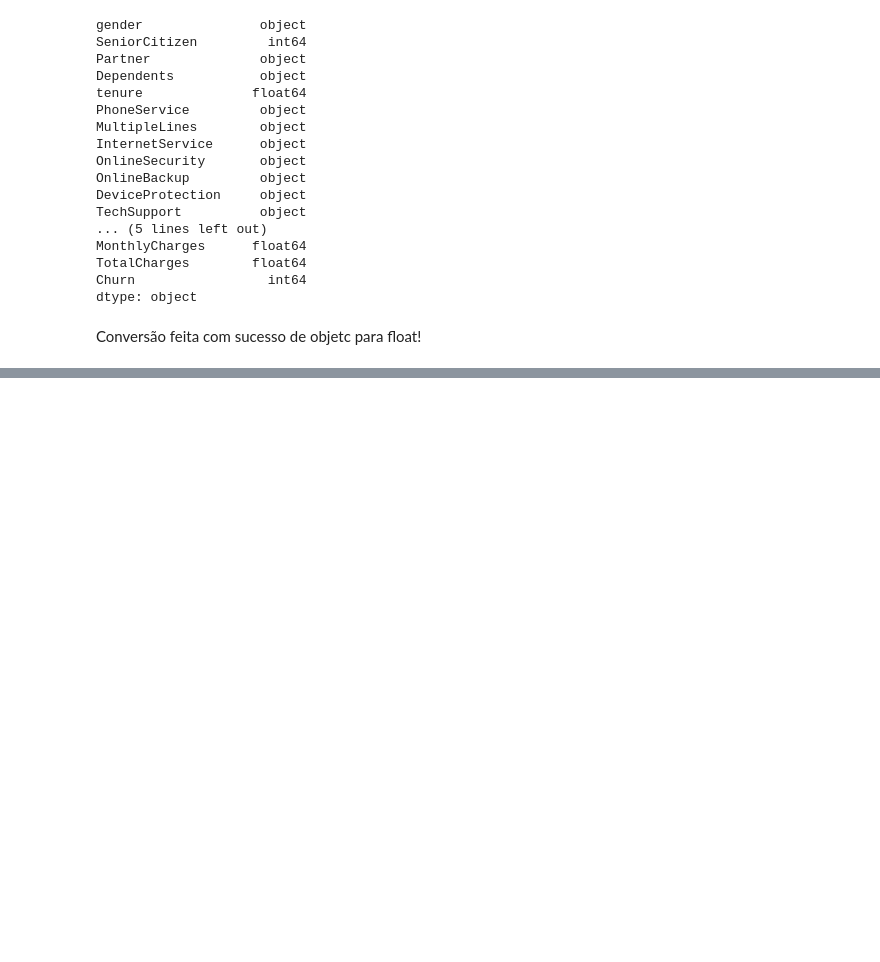
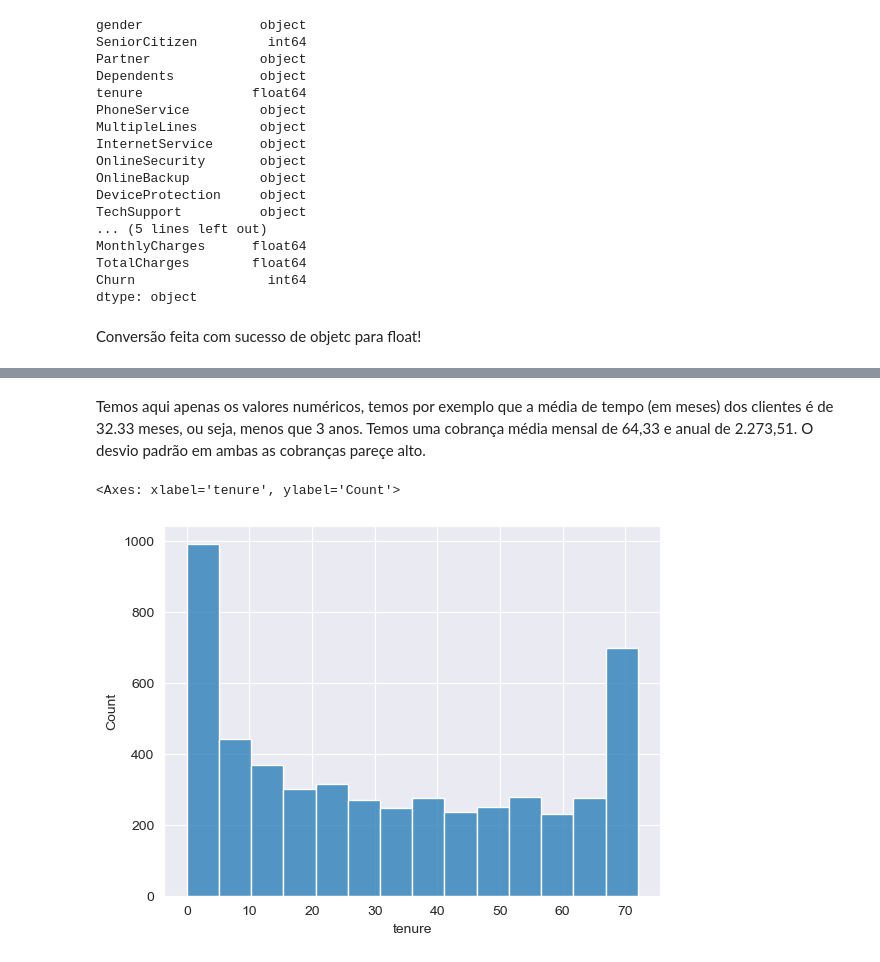
Before and after one commit to rhyanfrazao/projeto-classificacao-churn, a Jupyter notebook: projeto-classificacao-churn.ipynb, the cells around one changed output, grey strips where cells are left out. Saved outputs shown, nothing was run; the diff lists cells and outputs as text; code cells hidden in the pictures; blank space fills up the shorter version.

```diff
--- a/projeto-classificacao-churn.ipynb
+++ b/projeto-classificacao-churn.ipynb
@@ -200,0 +217,10 @@ Conversão feita com sucesso de objetc para float!
+# %% [markdown]
+Temos aqui apenas os valores numéricos, temos por exemplo que a média de tempo (em meses) dos clientes é de 32.33 meses, ou seja, menos que 3 anos. Temos uma cobrança média mensal de 64,33 e anual de 2.273,51. O desvio padrão em ambas as cobranças pareçe alto.
+# %%
+# Analisando a Distribuição de tenure:
+sns.set_style("darkgrid")
+plt.tight_layout()
+sns.histplot(data=df_clientes, x='tenure')
+# %% [output]
+<Axes: xlabel='tenure', ylabel='Count'>
+[figure, added]
```
Also changed, not shown: parts of 11 cells of this notebook.
